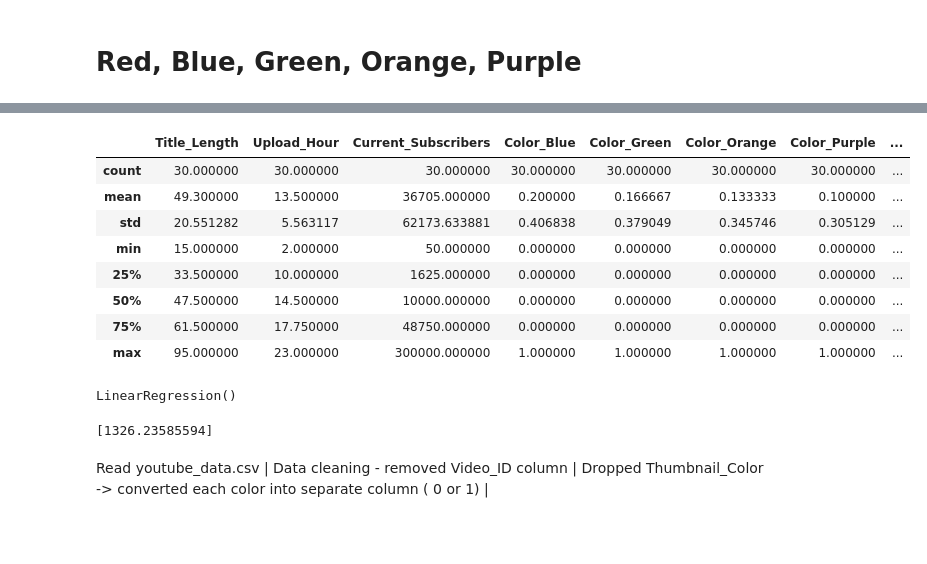
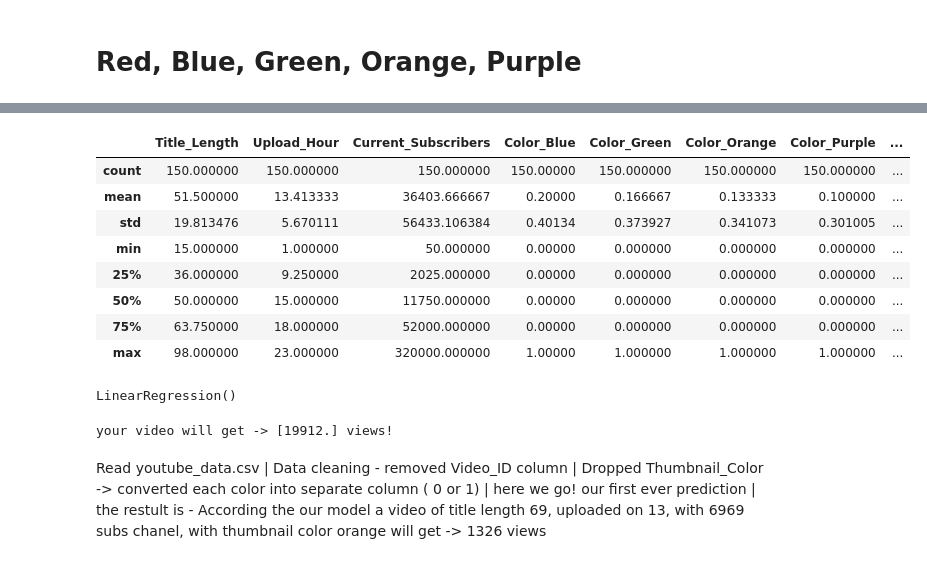
Before and after one commit to Kas-sim/my_python, a Jupyter notebook: ML Projects/trending_detector.ipynb, the cells around one changed output, grey strips where cells are left out. Saved outputs shown, nothing was run; the diff lists cells and outputs as text; code cells hidden in the pictures; blank space fills up the shorter version.

Commit message:
extended the data to 150 videos

```diff
--- a/ML Projects/trending_detector.ipynb
+++ b/ML Projects/trending_detector.ipynb
@@ -2,6 +2,6 @@
 import pandas as pd
 from sklearn.linear_model import LinearRegression
 # %%
-df = pd.read_csv('youtube_data.csv')
+df = pd.read_csv('updated_yt_data.csv')
 print(df)
 # %% [output]
@@ -85,23 +97,22 @@ upd_df.describe()
 # %%
-# X = [ upd_df['Title_Length'], upd_df['Upload_Hour'], upd_df['Current_Subscribers'], upd_df['Color_Blue'], upd_df['Color_Green'], upd_df['Color_Orange'], upd_df['Color_Purple'], upd_df['Color_Red'] ]
 
-X = pd.concat( [ upd_df.drop('Views', axis=1) ])
+X = upd_df.drop('Views', axis=1)
 
 # print(X)
 Y = upd_df['Views']
 # print(Y)
 # print(X.shape)
 X.describe()
 # %% [output]
 |  | Title_Length | Upload_Hour | Current_Subscribers | Color_Blue | Color_Green | Color_Orange | Color_Purple | ... |
-| count | 30.000000 | 30.000000 | 30.000000 | 30.000000 | 30.000000 | 30.000000 | 30.000000 | ... |
-| mean | 49.300000 | 13.500000 | 36705.000000 | 0.200000 | 0.166667 | 0.133333 | 0.100000 | ... |
-| std | 20.551282 | 5.563117 | 62173.633881 | 0.406838 | 0.379049 | 0.345746 | 0.305129 | ... |
-| min | 15.000000 | 2.000000 | 50.000000 | 0.000000 | 0.000000 | 0.000000 | 0.000000 | ... |
-| 25% | 33.500000 | 10.000000 | 1625.000000 | 0.000000 | 0.000000 | 0.000000 | 0.000000 | ... |
-| 50% | 47.500000 | 14.500000 | 10000.000000 | 0.000000 | 0.000000 | 0.000000 | 0.000000 | ... |
-| 75% | 61.500000 | 17.750000 | 48750.000000 | 0.000000 | 0.000000 | 0.000000 | 0.000000 | ... |
-| max | 95.000000 | 23.000000 | 300000.000000 | 1.000000 | 1.000000 | 1.000000 | 1.000000 | ... |
+| count | 150.000000 | 150.000000 | 150.000000 | 150.00000 | 150.000000 | 150.000000 | 150.000000 | ... |
+| mean | 51.500000 | 13.413333 | 36403.666667 | 0.20000 | 0.166667 | 0.133333 | 0.100000 | ... |
+| std | 19.813476 | 5.670111 | 56433.106384 | 0.40134 | 0.373927 | 0.341073 | 0.301005 | ... |
+| min | 15.000000 | 1.000000 | 50.000000 | 0.00000 | 0.000000 | 0.000000 | 0.000000 | ... |
+| 25% | 36.000000 | 9.250000 | 2025.000000 | 0.00000 | 0.000000 | 0.000000 | 0.000000 | ... |
+| 50% | 50.000000 | 15.000000 | 11750.000000 | 0.00000 | 0.000000 | 0.000000 | 0.000000 | ... |
+| 75% | 63.750000 | 18.000000 | 52000.000000 | 0.00000 | 0.000000 | 0.000000 | 0.000000 | ... |
+| max | 98.000000 | 23.000000 | 320000.000000 | 1.00000 | 1.000000 | 1.000000 | 1.000000 | ... |
 # %%
 model = LinearRegression()
 model.fit(X, Y)
@@ -112,8 +124,8 @@ X_test = [ [ 69, 13, 6969, 0, 0, 1, 0, 0 ] ]
 # %%
-Y_pred = model.predict(X_test)
-print(Y_pred)
+Y_pred = model.predict(X_test2)
+print(f"\nyour video will get -> {Y_pred.round()} views!\n")
 # %% [output]
-[1326.23585594]
+your video will get -> [19912.] views!
 # %% [markdown]
 Read youtube_data.csv | Data cleaning - removed Video_ID column
-| Dropped Thumbnail_Color -> converted each color into separate column ( 0 or 1) |
+| Dropped Thumbnail_Color -> converted each color into separate column ( 0 or 1) | here we go! our first ever prediction | the restult is - According the our model a video of title length 69, uploaded on 13, with 6969 subs chanel, with thumbnail color orange will get -> 1326 views
```
Also changed, not shown: parts of 6 cells of this notebook, 1 other file.
